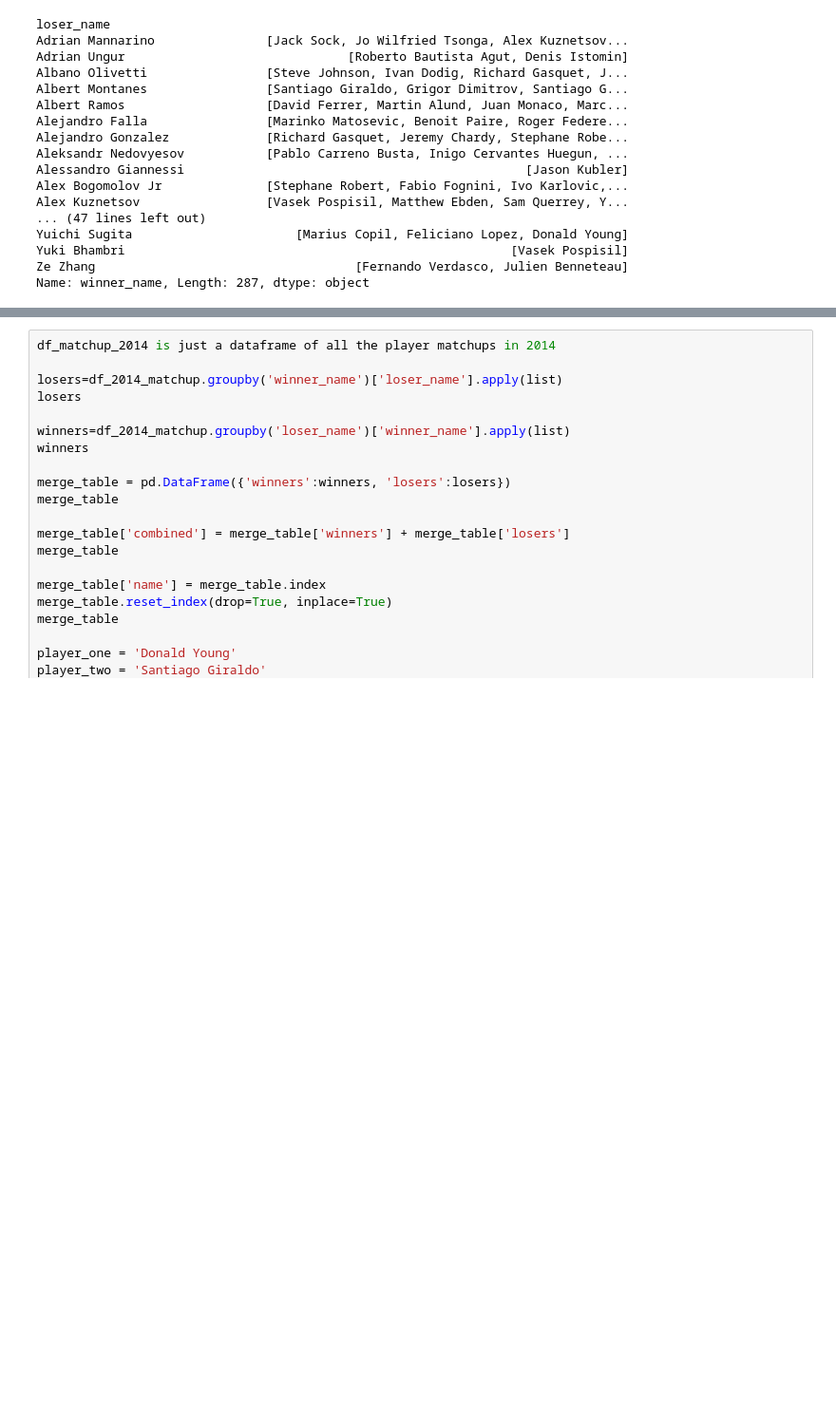
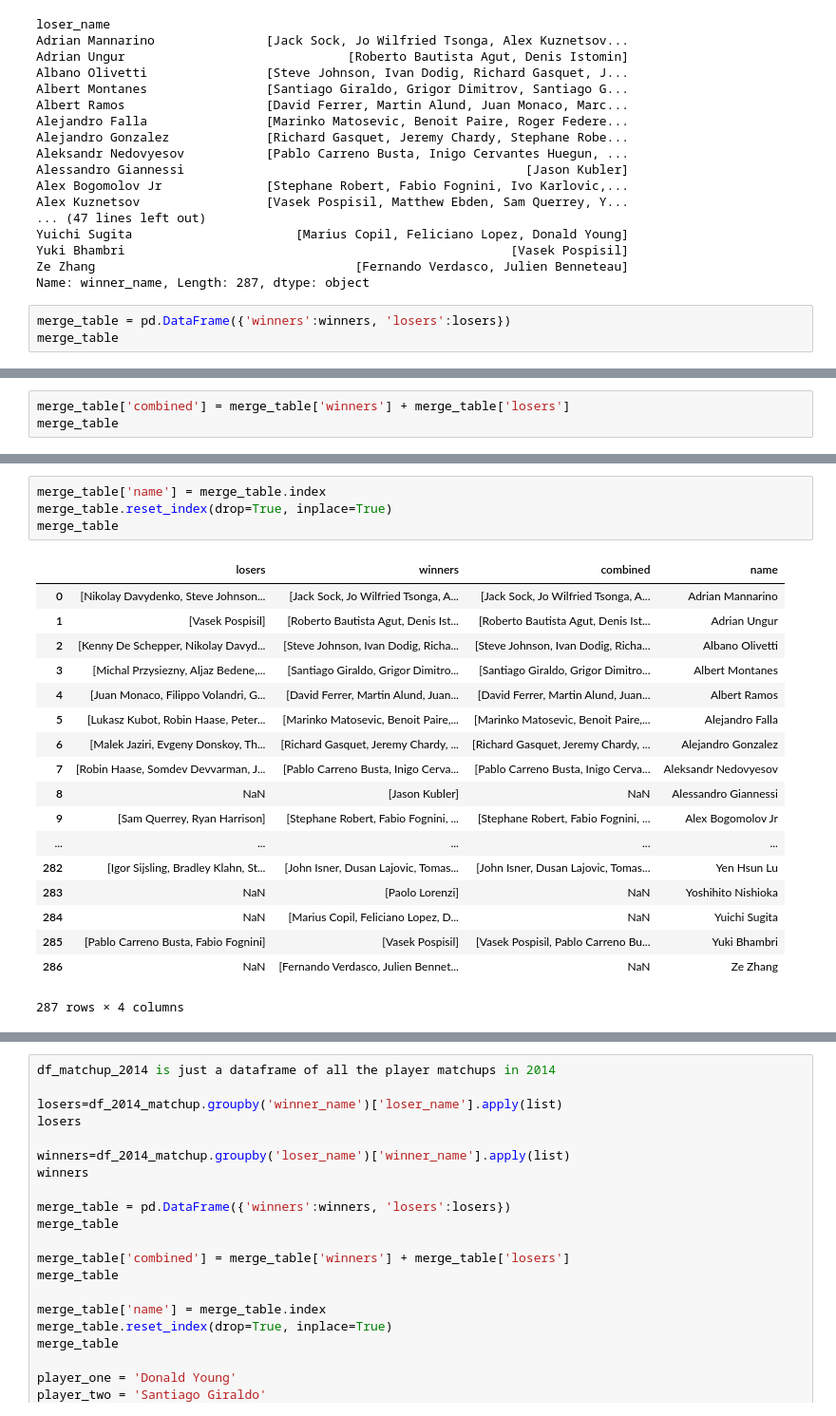
Before and after one commit to APK500/project-three, a Jupyter notebook: Forrest_Sort.ipynb, the cells around one changed output, grey strips where cells are left out. Shown at 95% size. Cells and saved outputs as stored; diff of their text form; blank space fills up the shorter version.

```diff
--- a/Forrest_Sort.ipynb
+++ b/Forrest_Sort.ipynb
@@ -68,3 +68,6 @@ Yuichi Sugita                      [Marius Copil, Feliciano Lopez, Donald Young]
 Yuki Bhambri                                                    [Vasek Pospisil]
 Ze Zhang                                   [Fernando Verdasco, Julien Benneteau]
 Name: winner_name, Length: 287, dtype: object
+# %%
+merge_table = pd.DataFrame({'winners':winners, 'losers':losers})
+merge_table
@@ -70,0 +93,3 @@ Name: winner_name, Length: 287, dtype: object
+# %%
+merge_table['combined'] = merge_table['winners'] + merge_table['losers']
+merge_table
@@ -70,0 +115,23 @@ Name: winner_name, Length: 287, dtype: object
+# %%
+merge_table['name'] = merge_table.index
+merge_table.reset_index(drop=True, inplace=True)
+merge_table
+# %% [output]
+|  | losers | winners | combined | name |
+| 0 | [Nikolay Davydenko, Steve Johnson... | [Jack Sock, Jo Wilfried Tsonga, A... | [Jack Sock, Jo Wilfried Tsonga, A... | Adrian Mannarino |
+| 1 | [Vasek Pospisil] | [Roberto Bautista Agut, Denis Ist... | [Roberto Bautista Agut, Denis Ist... | Adrian Ungur |
+| 2 | [Kenny De Schepper, Nikolay Davyd... | [Steve Johnson, Ivan Dodig, Richa... | [Steve Johnson, Ivan Dodig, Richa... | Albano Olivetti |
+| 3 | [Michal Przysiezny, Aljaz Bedene,... | [Santiago Giraldo, Grigor Dimitro... | [Santiago Giraldo, Grigor Dimitro... | Albert Montanes |
+| 4 | [Juan Monaco, Filippo Volandri, G... | [David Ferrer, Martin Alund, Juan... | [David Ferrer, Martin Alund, Juan... | Albert Ramos |
+| 5 | [Lukasz Kubot, Robin Haase, Peter... | [Marinko Matosevic, Benoit Paire,... | [Marinko Matosevic, Benoit Paire,... | Alejandro Falla |
+| 6 | [Malek Jaziri, Evgeny Donskoy, Th... | [Richard Gasquet, Jeremy Chardy, ... | [Richard Gasquet, Jeremy Chardy, ... | Alejandro Gonzalez |
+| 7 | [Robin Haase, Somdev Devvarman, J... | [Pablo Carreno Busta, Inigo Cerva... | [Pablo Carreno Busta, Inigo Cerva... | Aleksandr Nedovyesov |
+| 8 | NaN | [Jason Kubler] | NaN | Alessandro Giannessi |
+| 9 | [Sam Querrey, Ryan Harrison] | [Stephane Robert, Fabio Fognini, ... | [Stephane Robert, Fabio Fognini, ... | Alex Bogomolov Jr |
+| ... | ... | ... | ... | ... |
+| 282 | [Igor Sijsling, Bradley Klahn, St... | [John Isner, Dusan Lajovic, Tomas... | [John Isner, Dusan Lajovic, Tomas... | Yen Hsun Lu |
+| 283 | NaN | [Paolo Lorenzi] | NaN | Yoshihito Nishioka |
+| 284 | NaN | [Marius Copil, Feliciano Lopez, D... | NaN | Yuichi Sugita |
+| 285 | [Pablo Carreno Busta, Fabio Fognini] | [Vasek Pospisil] | [Vasek Pospisil, Pablo Carreno Bu... | Yuki Bhambri |
+| 286 | NaN | [Fernando Verdasco, Julien Bennet... | NaN | Ze Zhang |
+287 rows × 4 columns
```
Also changed, not shown: parts of 4 cells of this notebook.
